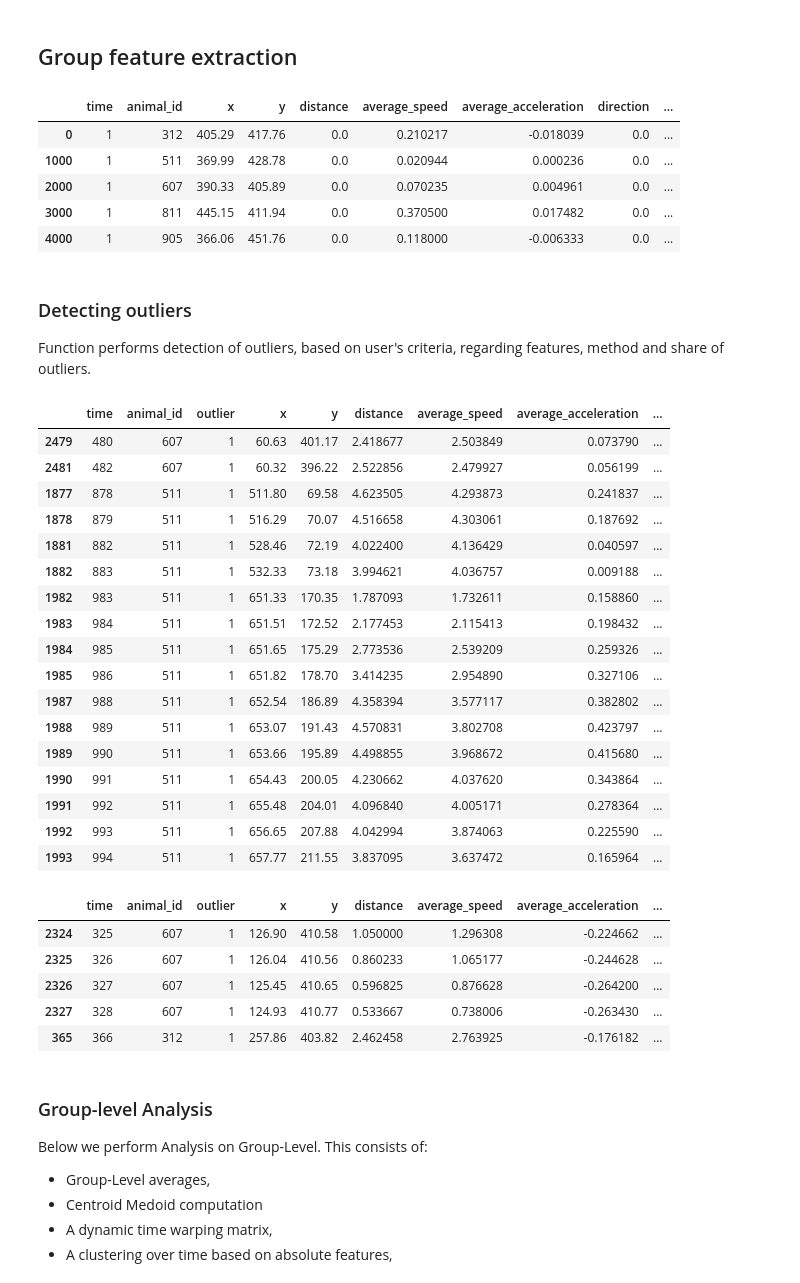
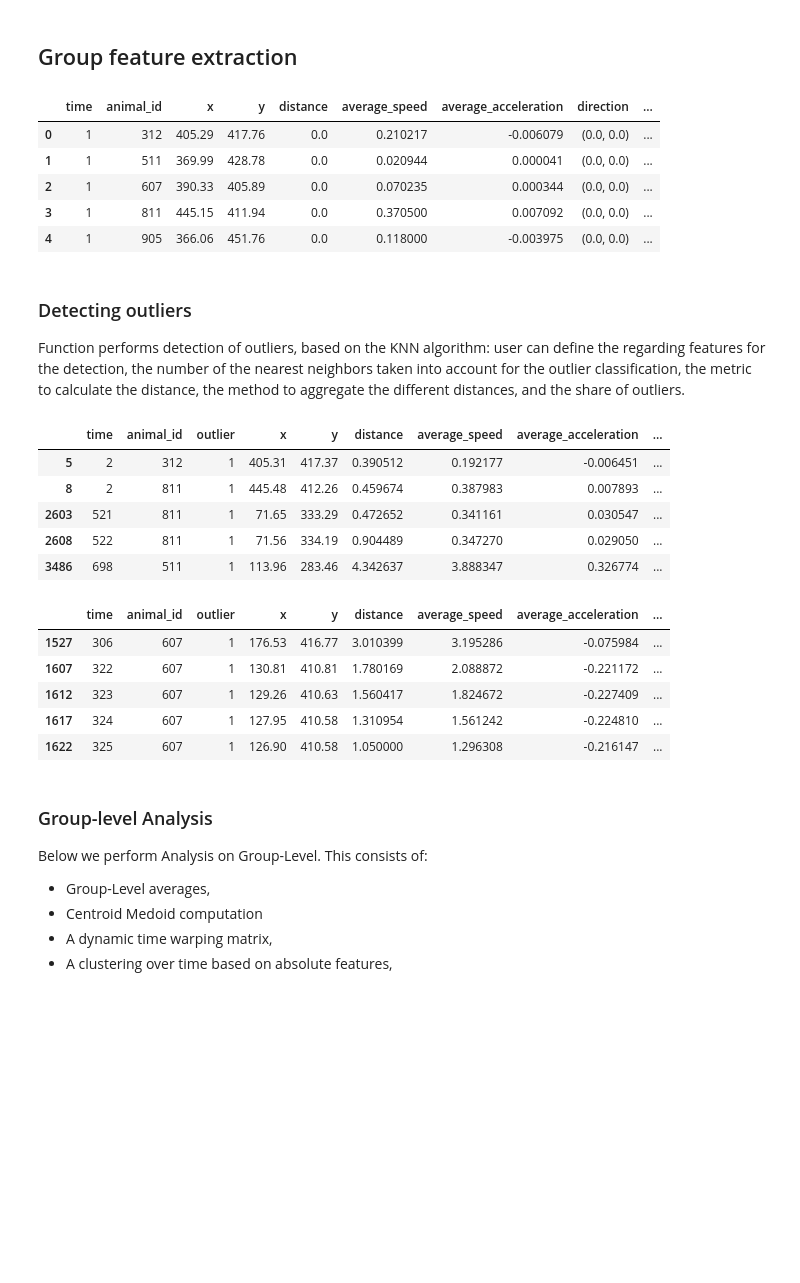
Before and after one commit to dbvis-ukon/movekit, a Jupyter notebook: docs/examples/03_group_features.ipynb, the cells around one changed output. Saved outputs shown, nothing was run; the diff lists cells and outputs as text; code cells hidden in the pictures; blank space fills up the shorter version.

```diff
--- a/docs/examples/03_group_features.ipynb
+++ b/docs/examples/03_group_features.ipynb
@@ -6,43 +6,34 @@ import numpy as np
 import pandas as pd
 import matplotlib.pyplot as plt
 # %%
-path = "./datasets/fish-5-features.csv"
+path = "./datasets/fish-5-cleaned.csv"
 data = mkit.read_data(path)
+data = mkit.extract_features(data)
 data.head()
 # %% [output]
 |  | time | animal_id | x | y | distance | average_speed | average_acceleration | direction | ... |
-| 0 | 1 | 312 | 405.29 | 417.76 | 0.0 | 0.210217 | -0.018039 | 0.0 | ... |
-| 1000 | 1 | 511 | 369.99 | 428.78 | 0.0 | 0.020944 | 0.000236 | 0.0 | ... |
-| 2000 | 1 | 607 | 390.33 | 405.89 | 0.0 | 0.070235 | 0.004961 | 0.0 | ... |
-| 3000 | 1 | 811 | 445.15 | 411.94 | 0.0 | 0.370500 | 0.017482 | 0.0 | ... |
-| 4000 | 1 | 905 | 366.06 | 451.76 | 0.0 | 0.118000 | -0.006333 | 0.0 | ... |
+| 0 | 1 | 312 | 405.29 | 417.76 | 0.0 | 0.210217 | -0.006079 | (0.0, 0.0) | ... |
+| 1 | 1 | 511 | 369.99 | 428.78 | 0.0 | 0.020944 | 0.000041 | (0.0, 0.0) | ... |
+| 2 | 1 | 607 | 390.33 | 405.89 | 0.0 | 0.070235 | 0.000344 | (0.0, 0.0) | ... |
+| 3 | 1 | 811 | 445.15 | 411.94 | 0.0 | 0.370500 | 0.007092 | (0.0, 0.0) | ... |
+| 4 | 1 | 905 | 366.06 | 451.76 | 0.0 | 0.118000 | -0.003975 | (0.0, 0.0) | ... |
 # %% [markdown]
 ### Detecting outliers
-Function performs detection of outliers, based on user's criteria, regarding features, method and share of outliers.
+Function performs detection of outliers, based on the KNN algorithm: user can define the regarding features for the detection, the number of the nearest neighbors taken into account for the outlier classification, the metric to calculate the distance, the method to aggregate the different distances, and the share of outliers.
 # %%
+# Detect outliers based on KNN.
+# mkit.outlier_detection(dataset, features=["distance", "average_speed", "average_acceleration",
+# "stopped", "turning"], contamination=0.01, n_neighbors=5, method="mean", metric="minkowski")
 outs = mkit.outlier_detection(data)
-
 # printing all rows where outliers are present
-outs[outs.loc[:,"outlier"] == 1]
+outs[outs.loc[:,"outlier"] == 1].head()
 # %% [output]
 |  | time | animal_id | outlier | x | y | distance | average_speed | average_acceleration | ... |
-| 2479 | 480 | 607 | 1 | 60.63 | 401.17 | 2.418677 | 2.503849 | 0.073790 | ... |
-| 2481 | 482 | 607 | 1 | 60.32 | 396.22 | 2.522856 | 2.479927 | 0.056199 | ... |
-| 1877 | 878 | 511 | 1 | 511.80 | 69.58 | 4.623505 | 4.293873 | 0.241837 | ... |
-| 1878 | 879 | 511 | 1 | 516.29 | 70.07 | 4.516658 | 4.303061 | 0.187692 | ... |
-| 1881 | 882 | 511 | 1 | 528.46 | 72.19 | 4.022400 | 4.136429 | 0.040597 | ... |
-| 1882 | 883 | 511 | 1 | 532.33 | 73.18 | 3.994621 | 4.036757 | 0.009188 | ... |
-| 1982 | 983 | 511 | 1 | 651.33 | 170.35 | 1.787093 | 1.732611 | 0.158860 | ... |
-| 1983 | 984 | 511 | 1 | 651.51 | 172.52 | 2.177453 | 2.115413 | 0.198432 | ... |
-| 1984 | 985 | 511 | 1 | 651.65 | 175.29 | 2.773536 | 2.539209 | 0.259326 | ... |
-| 1985 | 986 | 511 | 1 | 651.82 | 178.70 | 3.414235 | 2.954890 | 0.327106 | ... |
-| 1987 | 988 | 511 | 1 | 652.54 | 186.89 | 4.358394 | 3.577117 | 0.382802 | ... |
-| 1988 | 989 | 511 | 1 | 653.07 | 191.43 | 4.570831 | 3.802708 | 0.423797 | ... |
-| 1989 | 990 | 511 | 1 | 653.66 | 195.89 | 4.498855 | 3.968672 | 0.415680 | ... |
-| 1990 | 991 | 511 | 1 | 654.43 | 200.05 | 4.230662 | 4.037620 | 0.343864 | ... |
-| 1991 | 992 | 511 | 1 | 655.48 | 204.01 | 4.096840 | 4.005171 | 0.278364 | ... |
-| 1992 | 993 | 511 | 1 | 656.65 | 207.88 | 4.042994 | 3.874063 | 0.225590 | ... |
-| 1993 | 994 | 511 | 1 | 657.77 | 211.55 | 3.837095 | 3.637472 | 0.165964 | ... |
+| 5 | 2 | 312 | 1 | 405.31 | 417.37 | 0.390512 | 0.192177 | -0.006451 | ... |
+| 8 | 2 | 811 | 1 | 445.48 | 412.26 | 0.459674 | 0.387983 | 0.007893 | ... |
+| 2603 | 521 | 811 | 1 | 71.65 | 333.29 | 0.472652 | 0.341161 | 0.030547 | ... |
+| 2608 | 522 | 811 | 1 | 71.56 | 334.19 | 0.904489 | 0.347270 | 0.029050 | ... |
+| 3486 | 698 | 511 | 1 | 113.96 | 283.46 | 4.342637 | 3.888347 | 0.326774 | ... |
 # %%
 # same function, different parameters
 other_outs = mkit.outlier_detection(dataset = data, features = ["average_speed", "average_acceleration"], contamination = 0.05, n_neighbors = 8, method = "median", metric = "euclidean")
@@ -51,11 +42,11 @@ other_outs = mkit.outlier_detection(dataset = data, features = ["average_speed",
 other_outs[other_outs.loc[:,"outlier"] == 1].head()
 # %% [output]
 |  | time | animal_id | outlier | x | y | distance | average_speed | average_acceleration | ... |
-| 2324 | 325 | 607 | 1 | 126.90 | 410.58 | 1.050000 | 1.296308 | -0.224662 | ... |
-| 2325 | 326 | 607 | 1 | 126.04 | 410.56 | 0.860233 | 1.065177 | -0.244628 | ... |
-| 2326 | 327 | 607 | 1 | 125.45 | 410.65 | 0.596825 | 0.876628 | -0.264200 | ... |
-| 2327 | 328 | 607 | 1 | 124.93 | 410.77 | 0.533667 | 0.738006 | -0.263430 | ... |
-| 365 | 366 | 312 | 1 | 257.86 | 403.82 | 2.462458 | 2.763925 | -0.176182 | ... |
+| 1527 | 306 | 607 | 1 | 176.53 | 416.77 | 3.010399 | 3.195286 | -0.075984 | ... |
+| 1607 | 322 | 607 | 1 | 130.81 | 410.81 | 1.780169 | 2.088872 | -0.221172 | ... |
+| 1612 | 323 | 607 | 1 | 129.26 | 410.63 | 1.560417 | 1.824672 | -0.227409 | ... |
+| 1617 | 324 | 607 | 1 | 127.95 | 410.58 | 1.310954 | 1.561242 | -0.224810 | ... |
+| 1622 | 325 | 607 | 1 | 126.90 | 410.58 | 1.050000 | 1.296308 | -0.216147 | ... |
 # %% [markdown]
 ### Group-level Analysis
 
```
Also changed, not shown: parts of 13 cells of this notebook, 10 other files.
